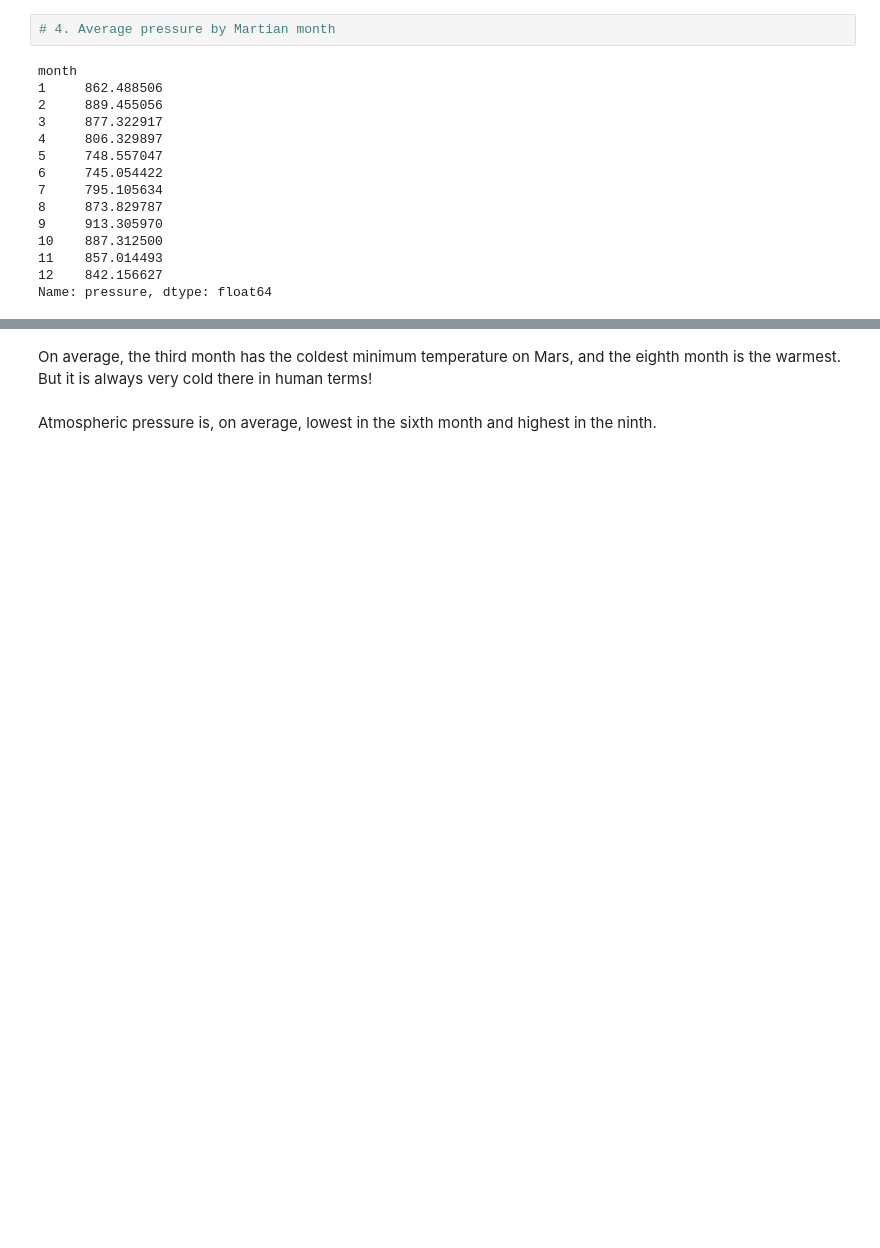
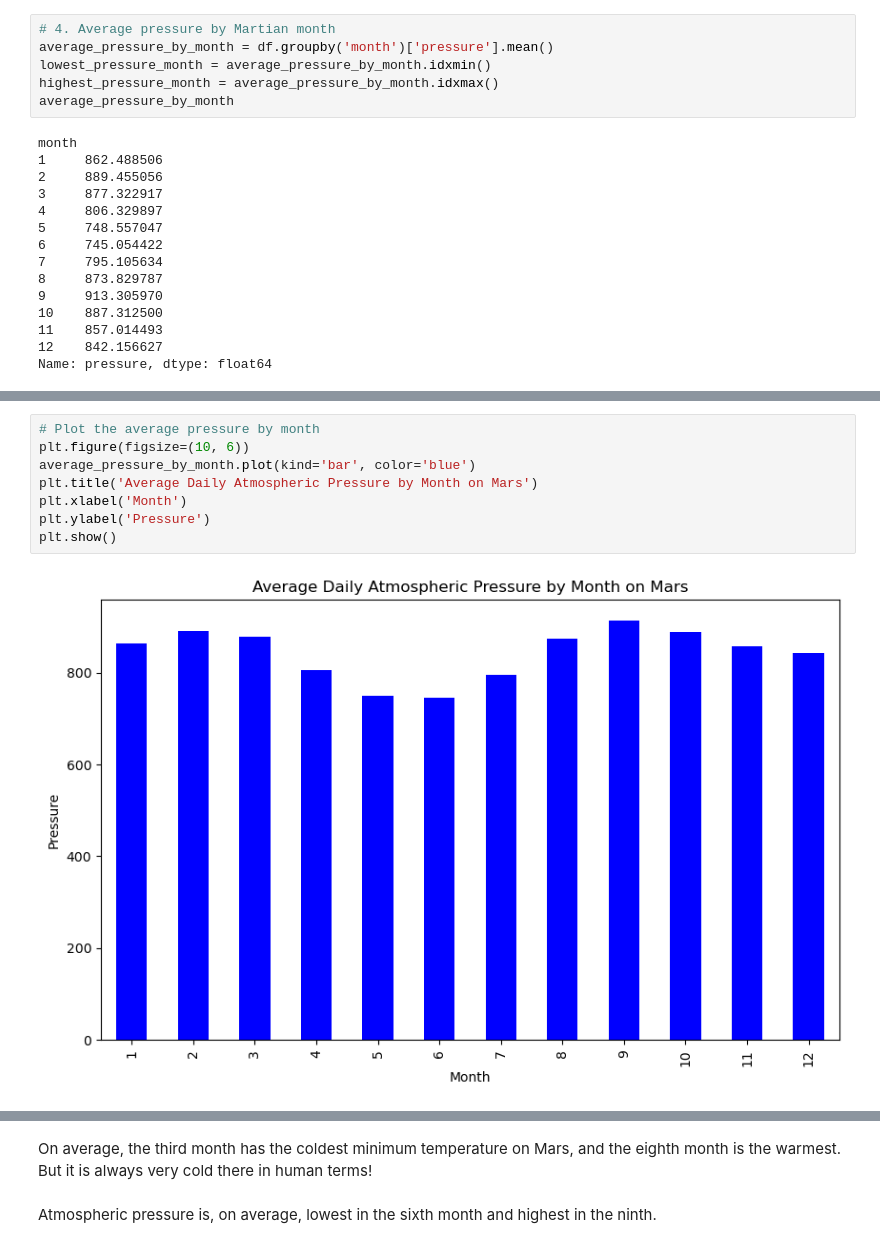
Before and after one commit to cc-roy/beautifulsoup-demo, a Jupyter notebook: part_2_mars_weather.ipynb, the cells around one changed output, grey strips where cells are left out. Drawn from its saved outputs; the diff is of its cells as text; blank space fills up the shorter version.

```diff
--- a/part_2_mars_weather.ipynb
+++ b/part_2_mars_weather.ipynb
@@ -153,5 +179,9 @@ Name: min_temp, dtype: float64
 # %%
 # 4. Average pressure by Martian month
+average_pressure_by_month = df.groupby('month')['pressure'].mean()
+lowest_pressure_month = average_pressure_by_month.idxmin()
+highest_pressure_month = average_pressure_by_month.idxmax()
+average_pressure_by_month
 # %% [output]
 month
 1     862.488506
@@ -174,2 +200,12 @@ Name: pressure, dtype: float64
+# %%
+# Plot the average pressure by month
+plt.figure(figsize=(10, 6))
+average_pressure_by_month.plot(kind='bar', color='blue')
+plt.title('Average Daily Atmospheric Pressure by Month on Mars')
+plt.xlabel('Month')
+plt.ylabel('Pressure')
+plt.show()
+# %% [output]
+[figure, added]
 # %%
 # 5. How many terrestrial (earth) days are there in a Martian year?
```
Also changed, not shown: parts of 19 cells of this notebook, 1 other file.
